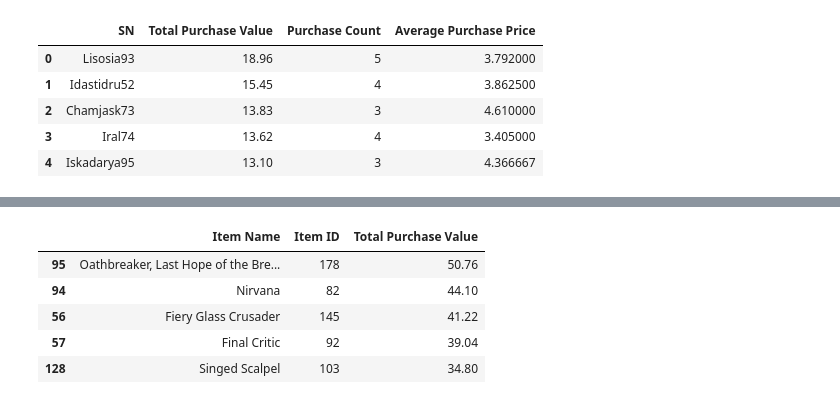
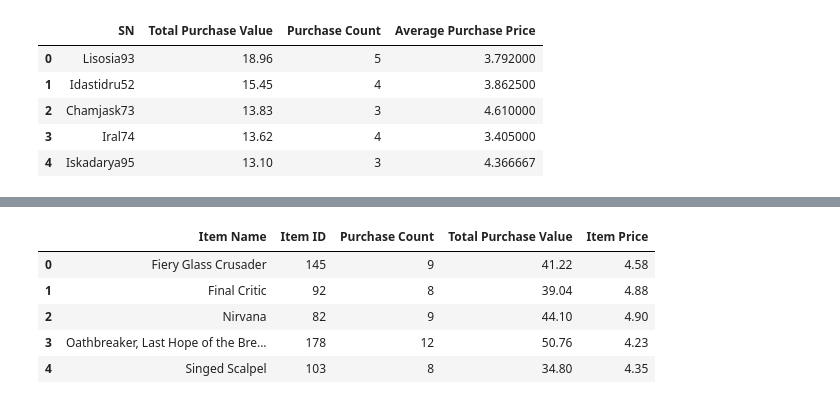
Before and after one commit to KristiBischoff/Pandas, a Jupyter notebook: HeroesOfPymoli/HeroesOfPymoliAnalysis.ipynb, the cells around one changed output, grey strips where cells are left out. Drawn from its saved outputs; the diff is of its cells as text; code cells hidden in the pictures.

```diff
--- a/HeroesOfPymoli/HeroesOfPymoliAnalysis.ipynb
+++ b/HeroesOfPymoli/HeroesOfPymoliAnalysis.ipynb
@@ -540,13 +343,6 @@ dfitem_pd.head()
 # %%
 itemprofit_pd = dfitem_pd.nlargest(5, "Price", keep='first')
-itemprofit_pd
+#itemprofit_pd
 
 itemprofit1_pd = itemprofit_pd.rename(columns={"Price": "Total Purchase Value"})
-itemprofit1_pd
+#itemprofit1_pd
-# %% [output]
-|  | Item Name | Item ID | Total Purchase Value |
-| 95 | Oathbreaker, Last Hope of the Bre... | 178 | 50.76 |
-| 94 | Nirvana | 82 | 44.10 |
-| 56 | Fiery Glass Crusader | 145 | 41.22 |
-| 57 | Final Critic | 92 | 39.04 |
-| 128 | Singed Scalpel | 103 | 34.80 |
@@ -559,0 +349,15 @@ itemprofit1_pd
+# %%
+merge_prof1_pd = pd.merge(dfSNitem_pd, itemprofit1_pd, on="Item ID")
+#merge_prof1_pd
+# %%
+merge_prof2_pd = merge_prof1_pd.drop(columns=['Item Name_y', 'SN', 'Age', 'Gender', 'Price', 'Age Categories', 'Item Name_y'])
+merge_prof3_pd = merge_prof2_pd.rename(columns={"Item Name_x": "Item Name", "Purchase ID": "Purchase Count"})
+merge_prof3_pd["Item Price"] = merge_prof3_pd["Total Purchase Value"]/merge_prof3_pd["Purchase Count"]
+merge_prof3_pd
+# %% [output]
+|  | Item Name | Item ID | Purchase Count | Total Purchase Value | Item Price |
+| 0 | Fiery Glass Crusader | 145 | 9 | 41.22 | 4.58 |
+| 1 | Final Critic | 92 | 8 | 39.04 | 4.88 |
+| 2 | Nirvana | 82 | 9 | 44.10 | 4.90 |
+| 3 | Oathbreaker, Last Hope of the Bre... | 178 | 12 | 50.76 | 4.23 |
+| 4 | Singed Scalpel | 103 | 8 | 34.80 | 4.35 |
```
Also changed, not shown: parts of 40 cells of this notebook.
